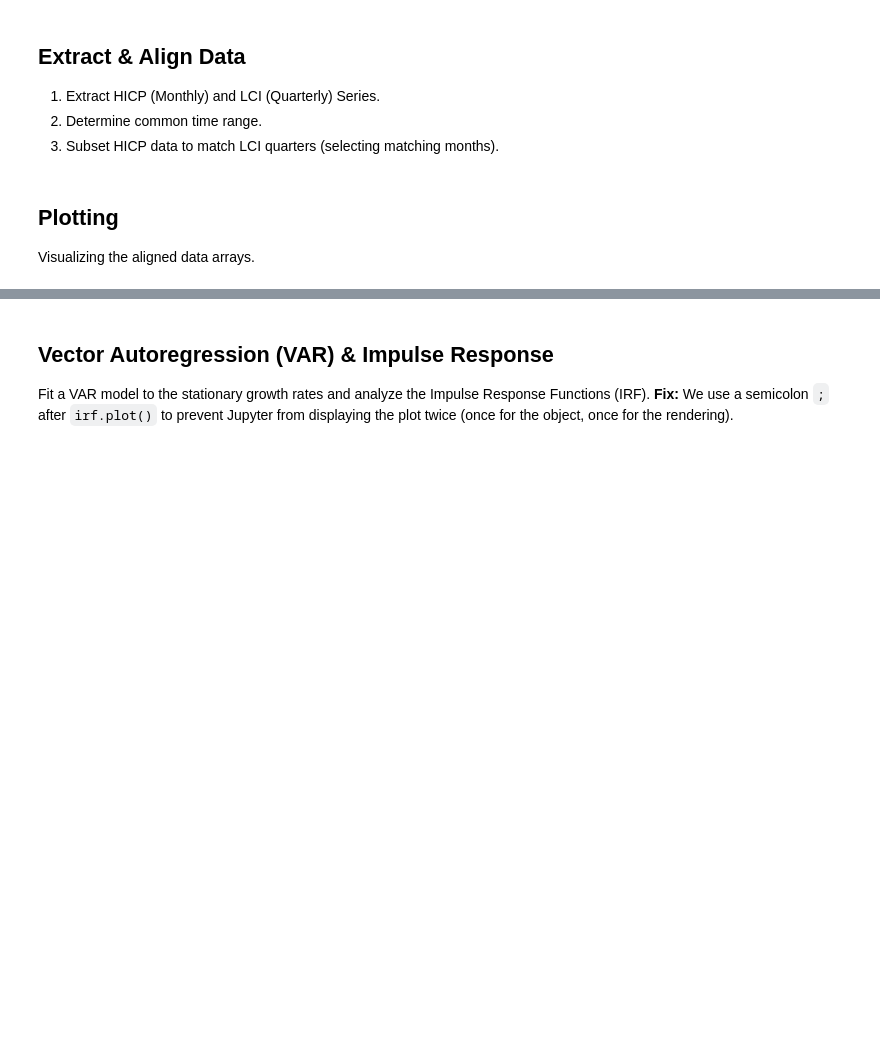
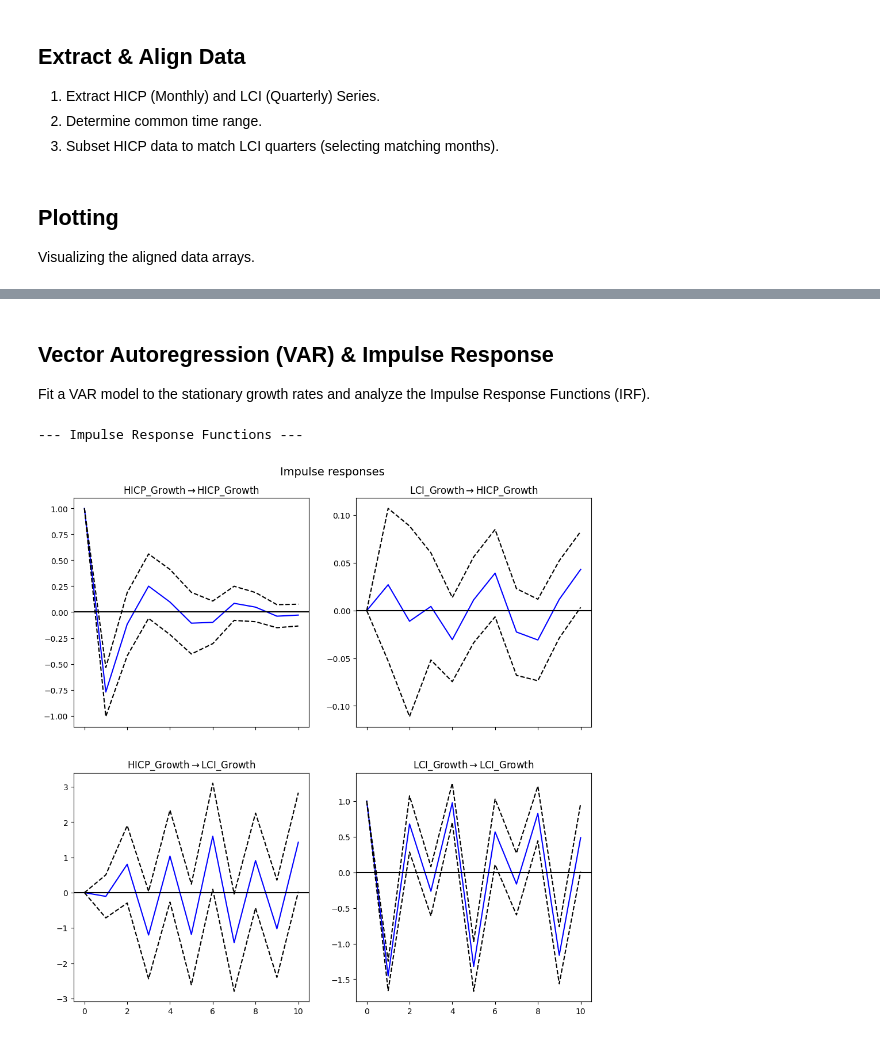
Before and after one commit to CsongorVincze/Causality_project, a Jupyter notebook: hungary_analysis.ipynb, the cells around one changed output, grey strips where cells are left out. Saved outputs shown, nothing was run; the diff lists cells and outputs as text; code cells hidden in the pictures; blank space fills up the shorter version.

```diff
--- a/hungary_analysis.ipynb
+++ b/hungary_analysis.ipynb
@@ -191,25 +249,27 @@ else:
 # %% [markdown]
 ## Vector Autoregression (VAR) & Impulse Response
 Fit a VAR model to the stationary growth rates and analyze the Impulse Response Functions (IRF).
-**Fix:** We use a semicolon `;` after `irf.plot()` to prevent Jupyter from displaying the plot twice (once for the object, once for the rendering).
 # %%
 from statsmodels.tsa.api import VAR
 
 if hicp_series is not None and lci_series is not None:
     # Prepare Data for VAR
     data = pd.DataFrame({'HICP_Growth': hicp_growth, 'LCI_Growth': lci_growth}).dropna()
 
     # Fit Model (selecting lag order automatically)
     model = VAR(data)
     results = model.fit(maxlags=15, ic='aic')
     # print(results.summary())
 
     # Impulse Response Analysis
     irf = results.irf(10)
 
     print("\n--- Impulse Response Functions ---")
     # Semicolon suppresses the return value object, preventing double plotting
-    irf.plot(orth=False);
+    irf.plot();
     plt.show()
 else:
     print("Data missing for VAR analysis.")
+# %% [output]
+--- Impulse Response Functions ---
+[figure, added]
```
Also changed, not shown: parts of 6 cells of this notebook, 1 other file.
